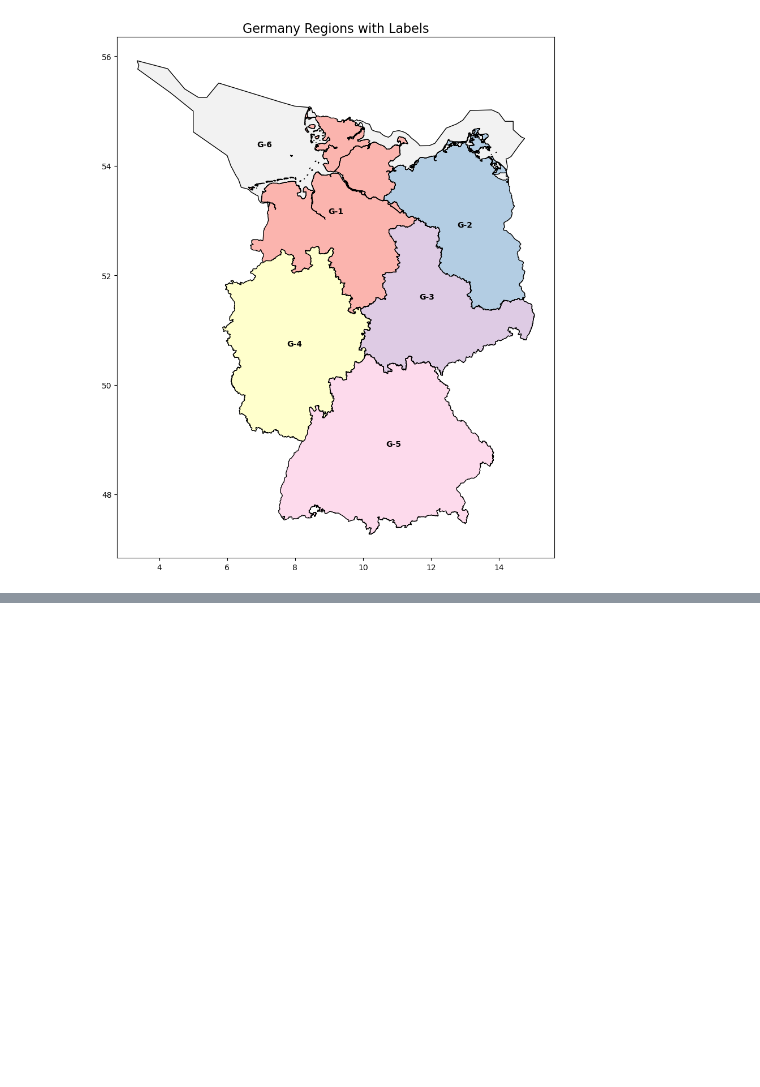
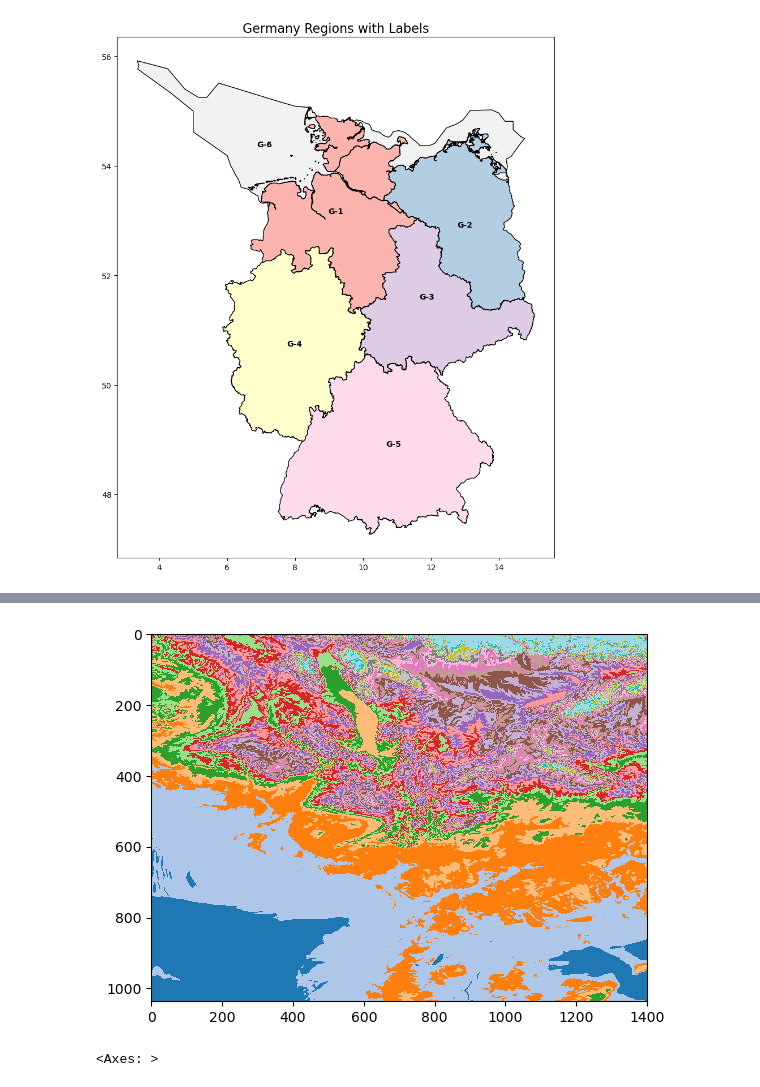
Before and after one commit to shaheryar-waris/DSEM_GROUP-G, a Jupyter notebook: Group-G Assignment_shery.ipynb, the cells around one changed output, grey strips where cells are left out. Drawn from its saved outputs; the diff is of its cells as text; code cells hidden in the pictures; blank space fills up the shorter version.

```diff
--- a/Group-G Assignment_shery.ipynb
+++ b/Group-G Assignment_shery.ipynb
@@ -218,0 +219,15 @@ plt.show()
+# %%
+
+#gkpg
+roads = "https://tubcloud.tu-berlin.de/s/567ckizz2Y6RLQq/download?path=%2F&files=ne_10m_airports.gpkg"
+#tif_file
+protected_areas = "https://tubcloud.tu-berlin.de/s/567ckizz2Y6RLQq/download?path=%2Fwdpa&files=WDPA_Oct2022_Public_shp-DEU.tif"
+#gkpg
+airports = "https://tubcloud.tu-berlin.de/s/567ckizz2Y6RLQq/download?path=%2F&files=ne_10m_airports.gpkg"
+#tif EPSG = 4326
+landcover = "https://tubcloud.tu-berlin.de/s/567ckizz2Y6RLQq/download?path=%2Fcopernicus-glc&files=PROBAV_LC100_global_v3.0.1_2019-nrt_Discrete-Classification-map_EPSG-4326-DE.tif"
+# Built up Class = 50
+# Classes Suitable for On-shore
+
+
+terrain ="https://tubcloud.tu-berlin.de/s/567ckizz2Y6RLQq/download?path=%2Fgebco&files=GEBCO_2014_2D-DE.nc"
@@ -218,0 +257,8 @@ plt.show()
+# %%
+gebco = rasterio.open(terrain, driver="HDF5")
+elevation = gebco.read(1)
+elevation = np.minimum(elevation, 1000)
+show(elevation, cmap="tab20")
+# %% [output]
+[figure, added]
+<Axes: >
```
Also changed, not shown: parts of 14 cells of this notebook.
